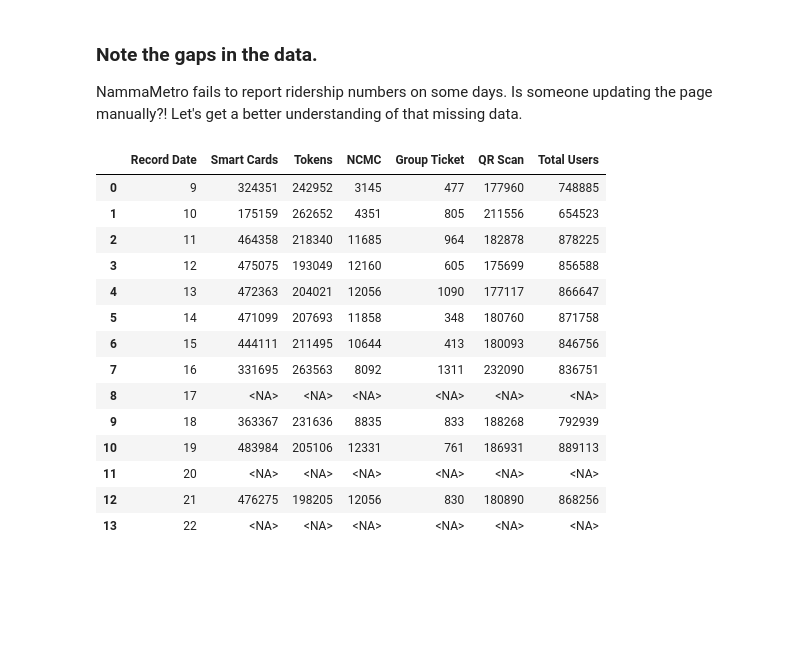
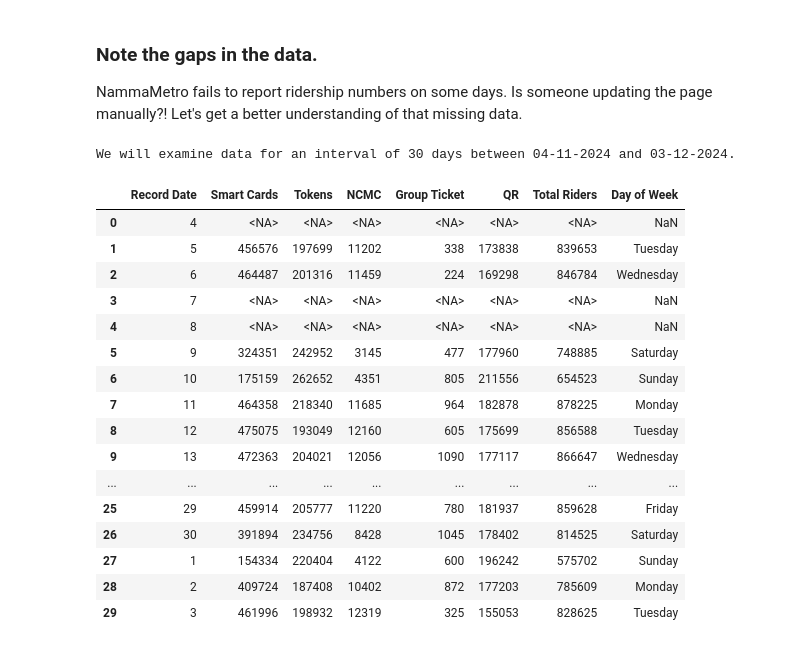
Before and after one commit to thecont1/namma-metro-ridership-tracker, a Jupyter notebook: ridership_2analysis.ipynb, the cells around one changed output. Saved outputs shown, nothing was run; the diff lists cells and outputs as text; code cells hidden in the pictures; blank space fills up the shorter version.

```diff
--- a/ridership_2analysis.ipynb
+++ b/ridership_2analysis.ipynb
@@ -10,6 +10,5 @@ import pandas as pd
 # %%
 filename = "NammaMetro_Ridership_Dataset.csv"
 df = pd.read_csv(filename, index_col=0)
-df['Record Date'] = pd.to_datetime(df['Record Date'], format='%d-%m-%Y').dt.strftime("%Y-%m-%d")
-df.tail()
+df.info()
 # %% [output]
@@ -24,14 +51,8 @@ The [Namma Metro Ridership stats page](https://english.bmrc.co.in/ridership/) pu
 ![ridership_plot](nammametro_datapage.png)
 # %%
 df['Total Riders'] = df.loc[:, ['Total Smart Cards', 'Tokens', 'Total NCMC', 'Group Ticket', 'Total QR']].sum(axis=1)
-table = df[['Record Date', 'Total Riders']]
-print(table.tail(14))
-table.tail(14).plot(x='Record Date',
-           y='Total Riders',
-           kind='line',
-           title='Namma Metro Ridership',
-           xlabel='Date',
-           ylabel='Total Riders',
-           legend=False)
-plt.show()
+df['Record Date'] = pd.to_datetime(df['Record Date'], format='%d-%m-%Y')
+df['Day of Week'] = df['Record Date'].dt.day_name()
+
+df[['Record Date', 'Day of Week', 'Total Riders']].tail(7)
 # %% [output]
@@ -93,35 +107,42 @@ Let's get a better understanding of that missing data.
 # Generate a dataframe with last n sequential dates
 
 from datetime import date, timedelta
-number_of_days = 14
+
 start_date = date.today() - timedelta(number_of_days, 0, 0)
 dates = pd.DataFrame({'Record Date': [str(start_date+timedelta(n)) for n in range(number_of_days)]})
+dates['Record Date'] = pd.to_datetime(dates['Record Date'], format='%Y-%m-%d')
+
+print(f"We will examine data for an interval of {number_of_days} days between {dates['Record Date'].min().strftime('%d-%m-%Y')} and {dates['Record Date'].max().strftime('%d-%m-%Y')}.")
+# %% [output]
+We will examine data for an interval of 30 days between 04-11-2024 and 03-12-2024.
 # %%
 # Merge the original df with the column of dates to get all values including nulls
 
-last_N_days = df.merge(dates, how='right', on='Record Date')
-last_N_days.drop(['Stored Value Card', 'One Day Pass', 'Three Day Pass', 'Five Day Pass', 'QR NammaMetro', 'QR WhatsApp', 'QR Paytm'], axis=1, inplace=True)
-last_N_days.rename(columns={'Total Smart Cards':'Smart Cards', 'Total NCMC':'NCMC', 'Total QR':'QR Scan', 'Total Riders':'Total Users'}, inplace=True)
+Last_N_Days = df.merge(dates, how='right', on='Record Date')
+Last_N_Days.drop(['Stored Value Card', 'One Day Pass', 'Three Day Pass', 'Five Day Pass', 'QR NammaMetro', 'QR WhatsApp', 'QR Paytm'], axis=1, inplace=True)
+Last_N_Days.rename(columns={'Total Smart Cards':'Smart Cards', 'Total NCMC':'NCMC', 'Total QR':'QR'}, inplace=True)
 
-formatted_dates = pd.to_datetime(last_N_days['Record Date'], format='%Y-%m-%d').dt.day
-formatted_numbers = last_N_days.loc[:, 'Smart Cards':].astype('Int64')
+formatted_dates = pd.to_datetime(Last_N_Days['Record Date'], format='%Y-%m-%d').dt.day
+formatted_numbers = Last_N_Days.loc[:, 'Smart Cards':'Total Riders'].astype('Int64')
 
-last_N_days = pd.concat([formatted_dates, formatted_numbers], axis=1)
-last_N_days
+Last_N_Days = pd.concat([formatted_dates, formatted_numbers, Last_N_Days['Day of Week']], axis=1)
+Last_N_Days
 # %% [output]
-|  | Record Date | Smart Cards | Tokens | NCMC | Group Ticket | QR Scan | Total Users |
-| 0 | 9 | 324351 | 242952 | 3145 | 477 | 177960 | 748885 |
-| 1 | 10 | 175159 | 262652 | 4351 | 805 | 211556 | 654523 |
-| 2 | 11 | 464358 | 218340 | 11685 | 964 | 182878 | 878225 |
-| 3 | 12 | 475075 | 193049 | 12160 | 605 | 175699 | 856588 |
-| 4 | 13 | 472363 | 204021 | 12056 | 1090 | 177117 | 866647 |
-| 5 | 14 | 471099 | 207693 | 11858 | 348 | 180760 | 871758 |
-| 6 | 15 | 444111 | 211495 | 10644 | 413 | 180093 | 846756 |
-| 7 | 16 | 331695 | 263563 | 8092 | 1311 | 232090 | 836751 |
-| 8 | 17 | <NA> | <NA> | <NA> | <NA> | <NA> | <NA> |
-| 9 | 18 | 363367 | 231636 | 8835 | 833 | 188268 | 792939 |
-| 10 | 19 | 483984 | 205106 | 12331 | 761 | 186931 | 889113 |
-| 11 | 20 | <NA> | <NA> | <NA> | <NA> | <NA> | <NA> |
-| 12 | 21 | 476275 | 198205 | 12056 | 830 | 180890 | 868256 |
-| 13 | 22 | <NA> | <NA> | <NA> | <NA> | <NA> | <NA> |
+|  | Record Date | Smart Cards | Tokens | NCMC | Group Ticket | QR | Total Riders | Day of Week |
+| 0 | 4 | <NA> | <NA> | <NA> | <NA> | <NA> | <NA> | NaN |
+| 1 | 5 | 456576 | 197699 | 11202 | 338 | 173838 | 839653 | Tuesday |
+| 2 | 6 | 464487 | 201316 | 11459 | 224 | 169298 | 846784 | Wednesday |
+| 3 | 7 | <NA> | <NA> | <NA> | <NA> | <NA> | <NA> | NaN |
+| 4 | 8 | <NA> | <NA> | <NA> | <NA> | <NA> | <NA> | NaN |
+| 5 | 9 | 324351 | 242952 | 3145 | 477 | 177960 | 748885 | Saturday |
+| 6 | 10 | 175159 | 262652 | 4351 | 805 | 211556 | 654523 | Sunday |
+| 7 | 11 | 464358 | 218340 | 11685 | 964 | 182878 | 878225 | Monday |
+| 8 | 12 | 475075 | 193049 | 12160 | 605 | 175699 | 856588 | Tuesday |
+| 9 | 13 | 472363 | 204021 | 12056 | 1090 | 177117 | 866647 | Wednesday |
+| ... | ... | ... | ... | ... | ... | ... | ... | ... |
+| 25 | 29 | 459914 | 205777 | 11220 | 780 | 181937 | 859628 | Friday |
+| 26 | 30 | 391894 | 234756 | 8428 | 1045 | 178402 | 814525 | Saturday |
+| 27 | 1 | 154334 | 220404 | 4122 | 600 | 196242 | 575702 | Sunday |
+| 28 | 2 | 409724 | 187408 | 10402 | 872 | 177203 | 785609 | Monday |
+| 29 | 3 | 461996 | 198932 | 12319 | 325 | 155053 | 828625 | Tuesday |
 # %%
```
Also changed, not shown: parts of 12 cells of this notebook.
